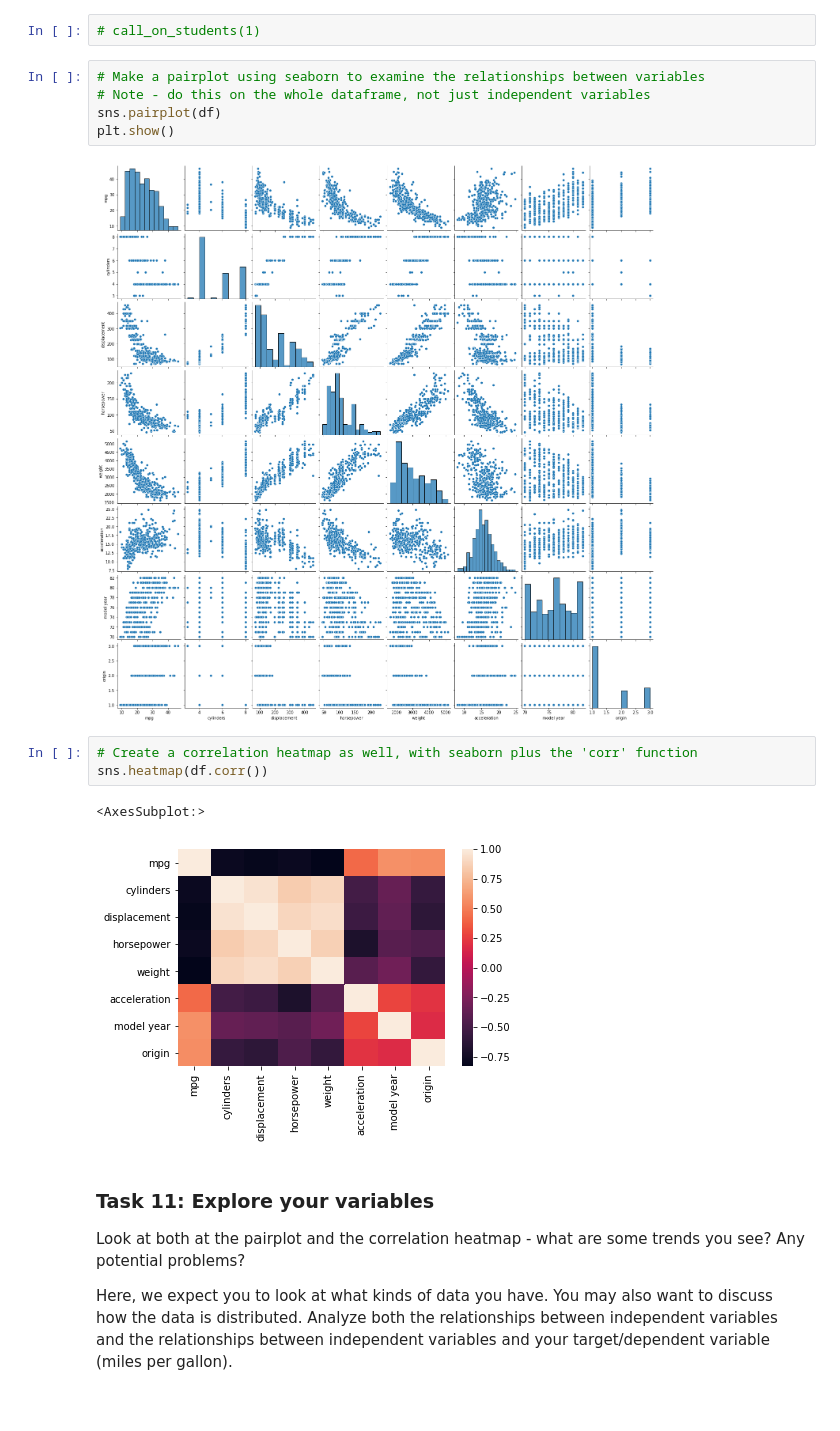
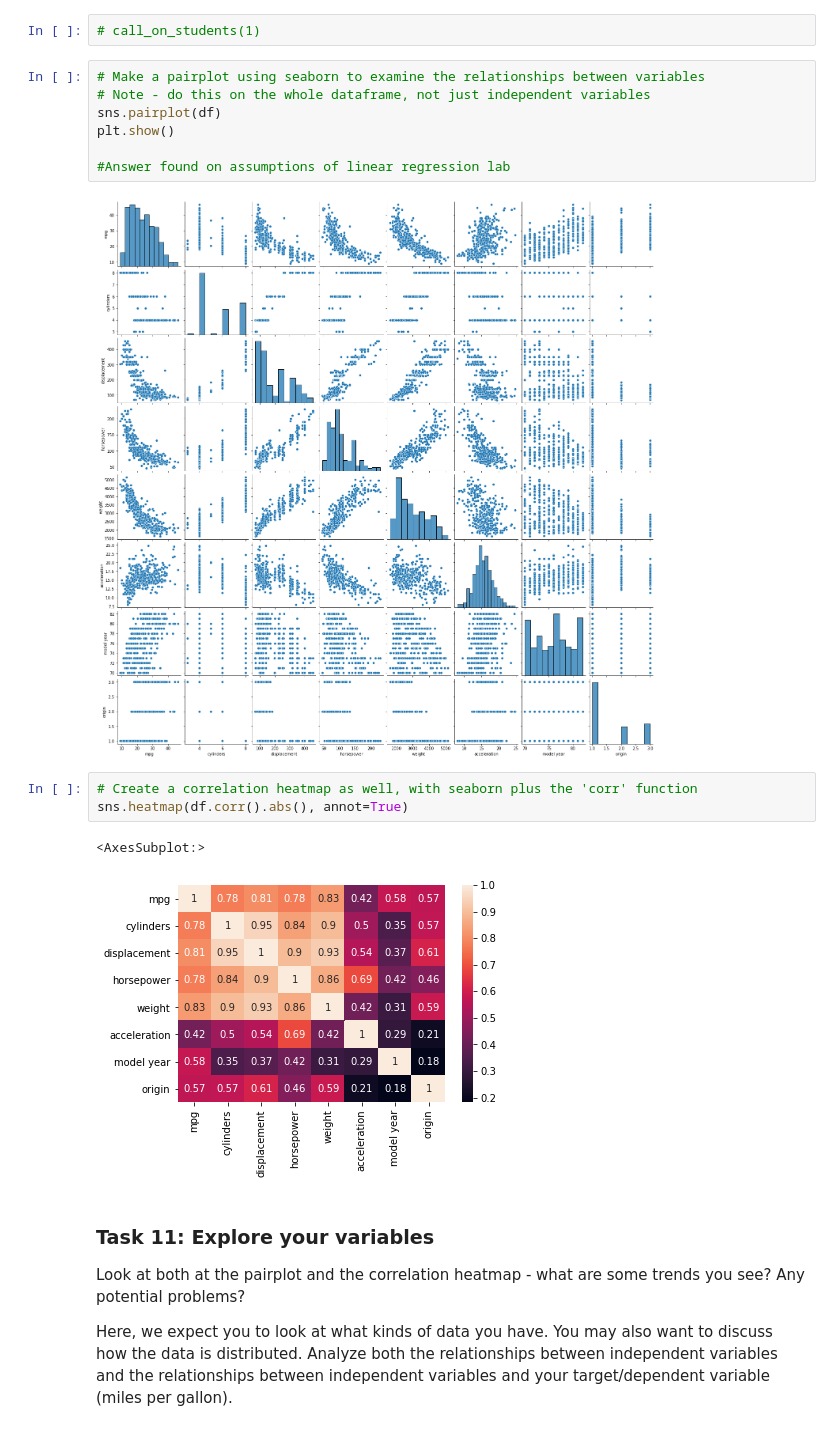
Before and after one commit to tkhendrix22/NYC-DS-091922, a Jupyter notebook: CodeChallengeReviews/Phase2/P2-Code-Challenge-Review.ipynb, the cells around one changed output. Cells and saved outputs as stored; diff of their text form.

```diff
--- a/CodeChallengeReviews/Phase2/P2-Code-Challenge-Review.ipynb
+++ b/CodeChallengeReviews/Phase2/P2-Code-Challenge-Review.ipynb
@@ -285,14 +295,16 @@ import seaborn as sns
 # Note - do this on the whole dataframe, not just independent variables
 sns.pairplot(df)
 plt.show()
+
+#Answer found on assumptions of linear regression lab
 # %% [output]
 [figure]
 # %%
 # Create a correlation heatmap as well, with seaborn plus the 'corr' function
-sns.heatmap(df.corr())
+sns.heatmap(df.corr().abs(), annot=True)
 # %% [output]
 <AxesSubplot:>
-[figure, old version]
+[figure, new version]
 # %% [markdown]
 ### Task 11: Explore your variables
 
```
Also changed, not shown: parts of 19 cells of this notebook.
